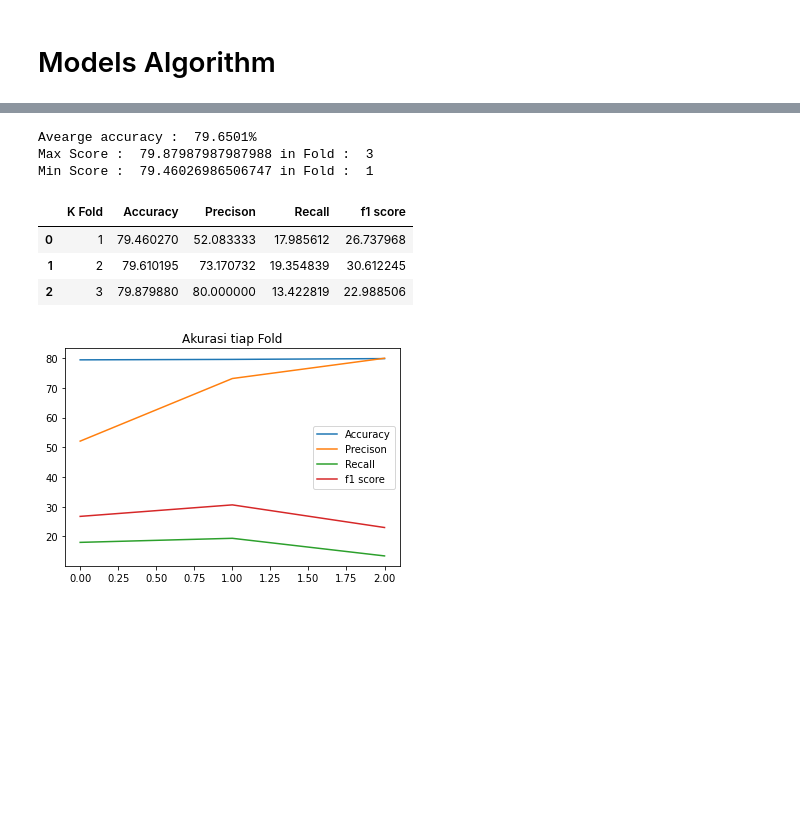
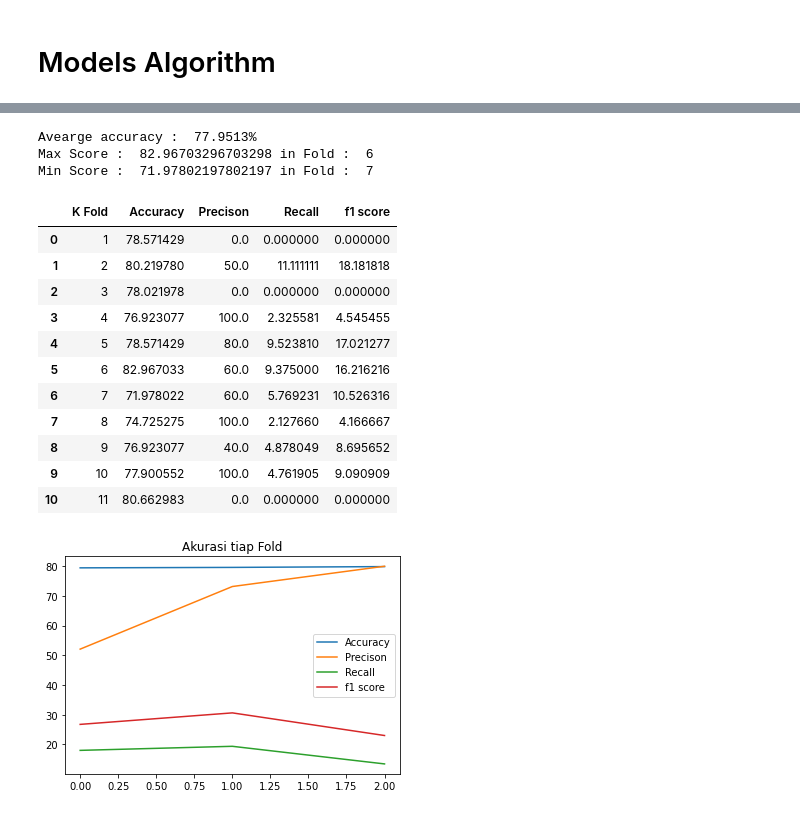
Before and after one commit to Alex-175314127/Sentiment-MKNN, a Jupyter notebook: test.ipynb, the cells around one changed output, grey strips where cells are left out. Cells and saved outputs as stored; diff of their text form; code cells hidden in the pictures; blank space fills up the shorter version.

```diff
--- a/test.ipynb
+++ b/test.ipynb
@@ -140,7 +98,7 @@ def Sentiment_analysis():
 
     # method untuk cek apa sentimen pos,neg,neu
     def is_positive_inset(Text: str) -> bool:
-        return sia1A.polarity_scores(Text)["compound"] + sia1B.polarity_scores(Text)["compound"] >= 0.05
+        return sia1A.polarity_scores(Text)["compound"] + sia1B.polarity_scores(Text)["compound"] >= 0
 
     tweets = df['text'].to_list()
 
@@ -168,11 +126,11 @@ from sklearn.metrics import confusion_matrix, accuracy_score, precision_score
 from sklearn.metrics import f1_score, recall_score
 from heapq import nsmallest as nMin
 # %%
-k_value = 3 # 1 - 25
+k_value = 7 # 1 - 25
 X = sentiment_result['text'].values
 y = sentiment_result['Sentiment'].values
 fold_i = 1
-fold_n = 3 # 3 5 7 10
+fold_n = 11 # 3 5 7 10
 sum_accuracy = 0
 kfold = KFold(fold_n, shuffle=True, random_state=42)
 enc = LabelEncoder()
@@ -273,16 +244,24 @@ print("Avearge accuracy : ", str("%.4f" % avg_acc)+'%')
 print("Max Score : ",str(maxs),"in Fold : ", str(acc.index(maxs)+1))
 print("Min Score : ",str(mins), "in Fold : ", str(acc.index(mins)+1))
 # %% [output]
-Avearge accuracy :  79.6501%
-Max Score :  79.87987987987988 in Fold :  3
-Min Score :  79.46026986506747 in Fold :  1
+Avearge accuracy :  77.9513%
+Max Score :  82.96703296703298 in Fold :  6
+Min Score :  71.97802197802197 in Fold :  7
 # %%
-res_df.head()
+res_df.head(11)
 # %% [output]
 |  | K Fold | Accuracy | Precison | Recall | f1 score |
-| 0 | 1 | 79.460270 | 52.083333 | 17.985612 | 26.737968 |
-| 1 | 2 | 79.610195 | 73.170732 | 19.354839 | 30.612245 |
-| 2 | 3 | 79.879880 | 80.000000 | 13.422819 | 22.988506 |
+| 0 | 1 | 78.571429 | 0.0 | 0.000000 | 0.000000 |
+| 1 | 2 | 80.219780 | 50.0 | 11.111111 | 18.181818 |
+| 2 | 3 | 78.021978 | 0.0 | 0.000000 | 0.000000 |
+| 3 | 4 | 76.923077 | 100.0 | 2.325581 | 4.545455 |
+| 4 | 5 | 78.571429 | 80.0 | 9.523810 | 17.021277 |
+| 5 | 6 | 82.967033 | 60.0 | 9.375000 | 16.216216 |
+| 6 | 7 | 71.978022 | 60.0 | 5.769231 | 10.526316 |
+| 7 | 8 | 74.725275 | 100.0 | 2.127660 | 4.166667 |
+| 8 | 9 | 76.923077 | 40.0 | 4.878049 | 8.695652 |
+| 9 | 10 | 77.900552 | 100.0 | 4.761905 | 9.090909 |
+| 10 | 11 | 80.662983 | 0.0 | 0.000000 | 0.000000 |
 # %%
 import matplotlib.pyplot as plot
 # %%
```
Also changed, not shown: parts of 8 cells of this notebook, 7 other files.
